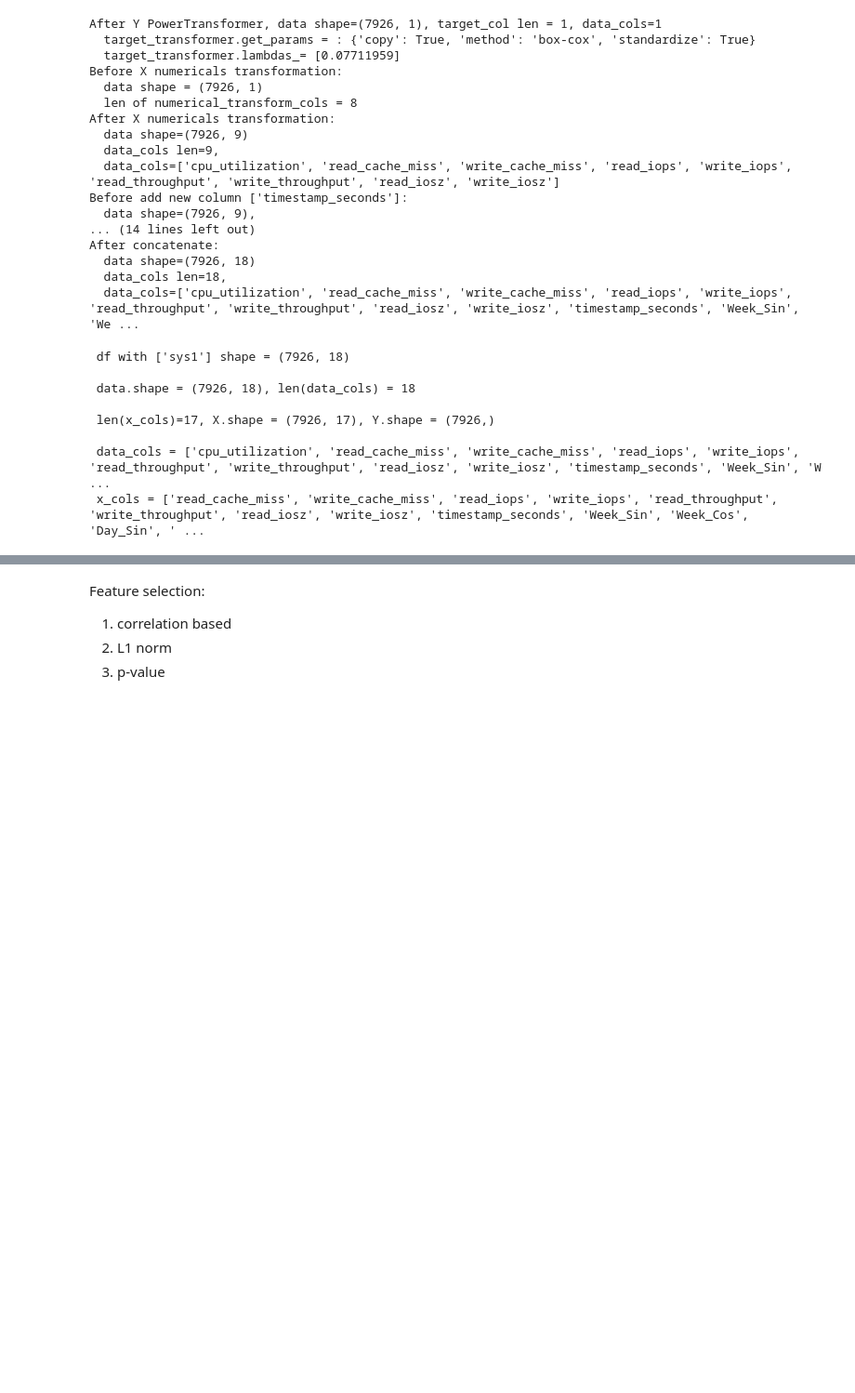
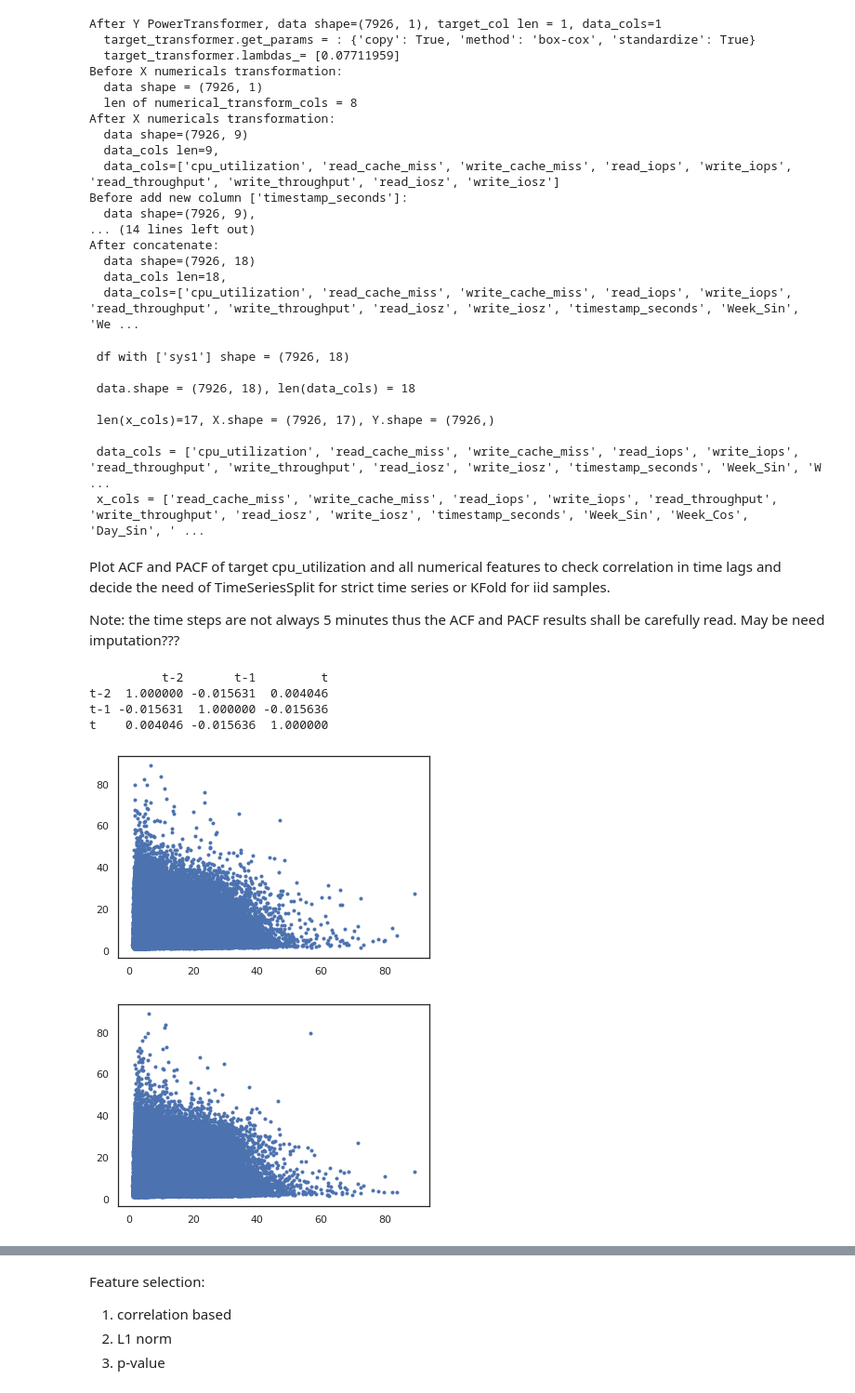
Before and after one commit to FrankGangWang/AppliedML_Python_Coursera, a Jupyter notebook: Final_Interview_for_DataScience_2.ipynb, the cells around one changed output, grey strips where cells are left out. Shown at 93% size. Saved outputs shown, nothing was run; the diff lists cells and outputs as text; code cells hidden in the pictures; blank space fills up the shorter version.

```diff
--- a/Final_Interview_for_DataScience_2.ipynb
+++ b/Final_Interview_for_DataScience_2.ipynb
@@ -454,3 +525,34 @@ print(f' data_cols = {data_cols}, \n x_cols = {x_cols}\n' )
 
  data_cols = ['cpu_utilization', 'read_cache_miss', 'write_cache_miss', 'read_iops', 'write_iops', 'read_throughput', 'write_throughput', 'read_iosz', 'write_iosz', 'timestamp_seconds', 'Week_Sin', 'W ...
  x_cols = ['read_cache_miss', 'write_cache_miss', 'read_iops', 'write_iops', 'read_throughput', 'write_throughput', 'read_iosz', 'write_iosz', 'timestamp_seconds', 'Week_Sin', 'Week_Cos', 'Day_Sin', ' ...
+# %% [markdown]
+Plot ACF and PACF of target cpu_utilization and all numerical features to check correlation in time lags and decide the need of TimeSeriesSplit for strict time series or KFold for iid samples.
+
+Note: the time steps are not always 5 minutes thus the ACF and PACF results shall be carefully read.
+May be need imputation???
+# %%
+def plot_y_lag(df, systemId_selected, numerical_transform_cols):
+  if systemId_selected[0] != 'All':
+    df = df[df['systemId']==systemId_selected[0]][numerical_transform_cols]
+  for col in numerical_transform_cols:
+    y = df[col]
+
+    values = pd.DataFrame(y.values)
+    dataframe = pd.concat([values.shift(2), values.shift(1), values], axis=1)
+    dataframe.columns = ['t-2', 't-1', 't']
+    result = dataframe.corr()
+    print(result)
+
+
+    plt.plot(y[1:].values, y[0:-1].values, '.')
+    plt.figure()
+    plt.plot(y[2:].values, y[0:-2].values, '.')
+# %%
+plot_y_lag(df, ['All'], target_col)
+# %% [output]
+          t-2       t-1         t
+t-2  1.000000 -0.015631  0.004046
+t-1 -0.015631  1.000000 -0.015636
+t    0.004046 -0.015636  1.000000
+[figure, added]
+[figure, added]
```
Also changed, not shown: parts of 130 cells of this notebook.
